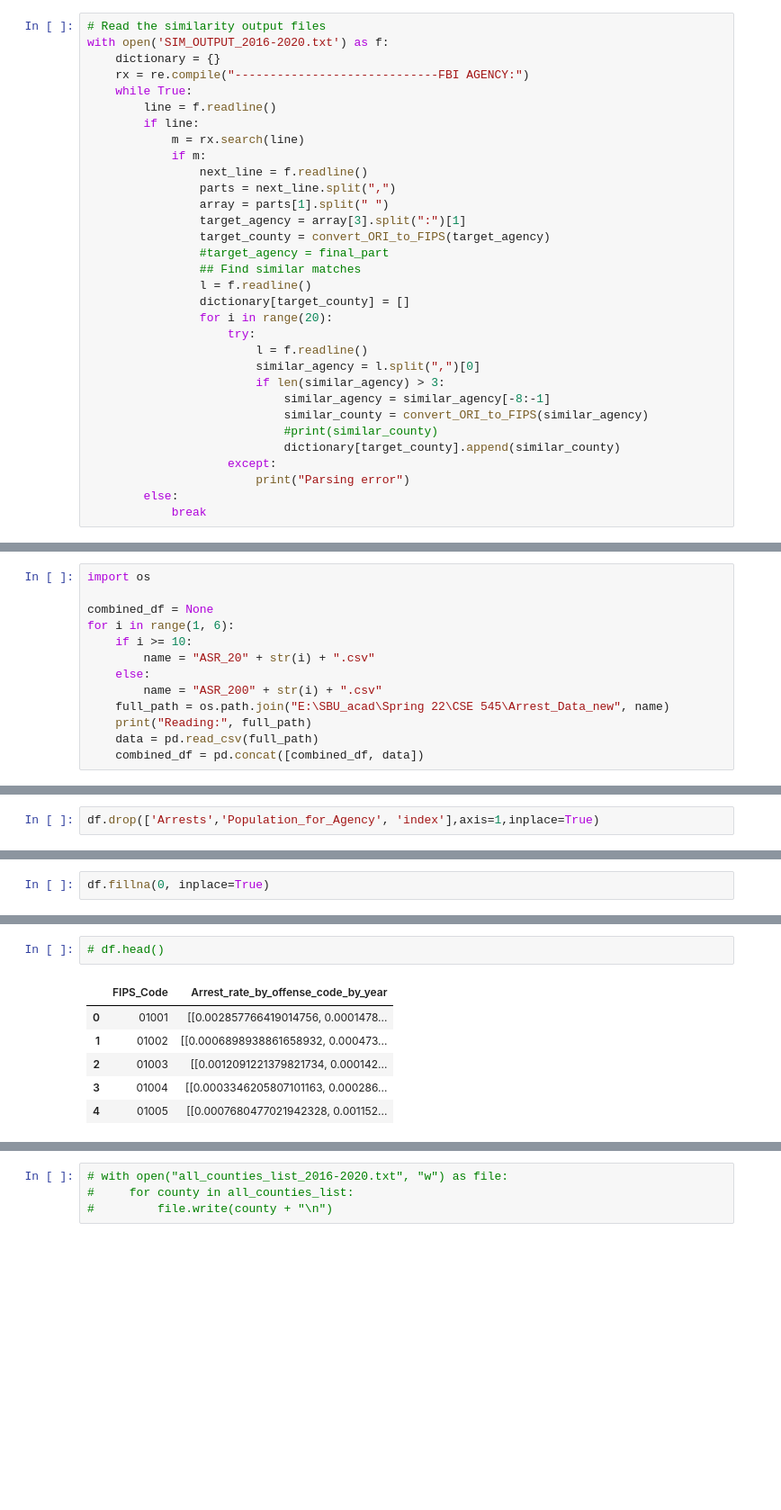
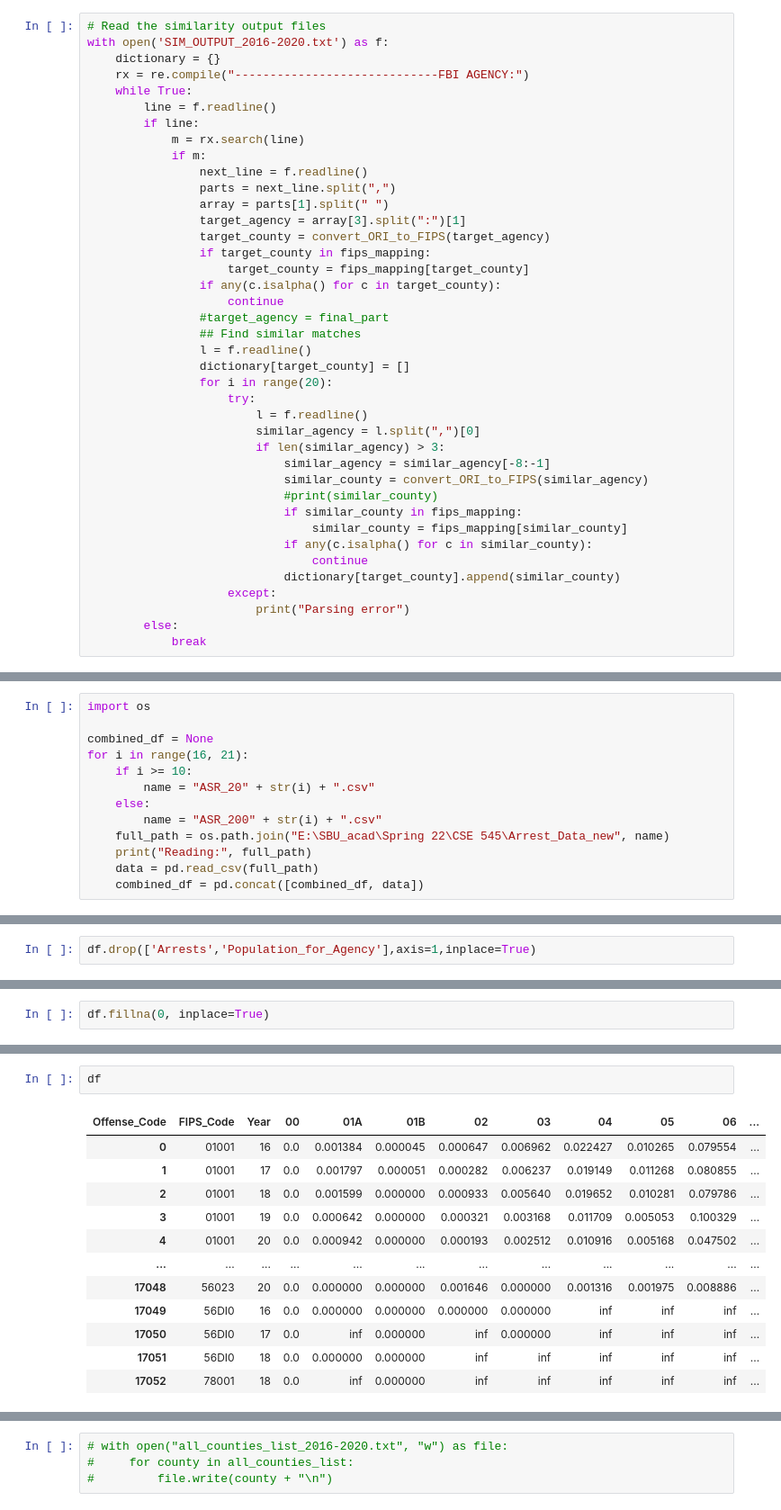
Before and after one commit to manal3112/situational-crime-prevention, a Jupyter notebook: County_data_analysis.ipynb, the cells around one changed output, grey strips where cells are left out. Shown at 90% size. Saved outputs shown, nothing was run; the diff lists cells and outputs as text; blank space fills up the shorter version.

Commit message:
Added code for county data analysis

```diff
--- a/County_data_analysis.ipynb
+++ b/County_data_analysis.ipynb
@@ -82,6 +90,10 @@ with open('SIM_OUTPUT_2016-2020.txt') as f:
                 array = parts[1].split(" ")
                 target_agency = array[3].split(":")[1]
                 target_county = convert_ORI_to_FIPS(target_agency)
+                if target_county in fips_mapping:
+                    target_county = fips_mapping[target_county]
+                if any(c.isalpha() for c in target_county):
+                    continue
                 #target_agency = final_part
                 ## Find similar matches
                 l = f.readline()
@@ -94,6 +106,10 @@ with open('SIM_OUTPUT_2016-2020.txt') as f:
                             similar_agency = similar_agency[-8:-1]
                             similar_county = convert_ORI_to_FIPS(similar_agency)
                             #print(similar_county)
+                            if similar_county in fips_mapping:
+                                similar_county = fips_mapping[similar_county]
+                            if any(c.isalpha() for c in similar_county):
+                                continue
                             dictionary[target_county].append(similar_county)
                     except:
                         print("Parsing error")
@@ -106,7 +141,7 @@ with open('SIM_OUTPUT_2016-2020.txt') as f:
 import os
 
 combined_df = None
-for i in range(1, 6):
+for i in range(16, 21):
     if i >= 10:
         name = "ASR_20" + str(i) + ".csv"
     else:
@@ -221,5 +249,5 @@ df
 # %%
-df.drop(['Arrests','Population_for_Agency', 'index'],axis=1,inplace=True)
+df.drop(['Arrests','Population_for_Agency'],axis=1,inplace=True)
 # %%
 # df = df.groupby(['FIPS_Code','Year', 'Offense_Code'])['Arrest_rate'].apply(list).reset_index(name='Arrest_rate_by_offense_code')
 # df = df.groupby(['FIPS_Code','Year', 'Offense_Code'])
@@ -270,9 +294,15 @@ AttributeError: 'DataFrameGroupBy' object has no attribute 'groupby'
 # %%
-# df.head()
+df
 # %% [output]
-|  | FIPS_Code | Arrest_rate_by_offense_code_by_year |
-| 0 | 01001 | [[0.002857766419014756, 0.0001478... |
-| 1 | 01002 | [[0.0006898938861658932, 0.000473... |
-| 2 | 01003 | [[0.0012091221379821734, 0.000142... |
-| 3 | 01004 | [[0.0003346205807101163, 0.000286... |
-| 4 | 01005 | [[0.0007680477021942328, 0.001152... |
+| Offense_Code | FIPS_Code | Year | 00 | 01A | 01B | 02 | 03 | 04 | 05 | 06 | ... |
+| 0 | 01001 | 16 | 0.0 | 0.001384 | 0.000045 | 0.000647 | 0.006962 | 0.022427 | 0.010265 | 0.079554 | ... |
+| 1 | 01001 | 17 | 0.0 | 0.001797 | 0.000051 | 0.000282 | 0.006237 | 0.019149 | 0.011268 | 0.080855 | ... |
+| 2 | 01001 | 18 | 0.0 | 0.001599 | 0.000000 | 0.000933 | 0.005640 | 0.019652 | 0.010281 | 0.079786 | ... |
+| 3 | 01001 | 19 | 0.0 | 0.000642 | 0.000000 | 0.000321 | 0.003168 | 0.011709 | 0.005053 | 0.100329 | ... |
+| 4 | 01001 | 20 | 0.0 | 0.000942 | 0.000000 | 0.000193 | 0.002512 | 0.010916 | 0.005168 | 0.047502 | ... |
+| ... | ... | ... | ... | ... | ... | ... | ... | ... | ... | ... | ... |
+| 17048 | 56023 | 20 | 0.0 | 0.000000 | 0.000000 | 0.001646 | 0.000000 | 0.001316 | 0.001975 | 0.008886 | ... |
+| 17049 | 56DI0 | 16 | 0.0 | 0.000000 | 0.000000 | 0.000000 | 0.000000 | inf | inf | inf | ... |
+| 17050 | 56DI0 | 17 | 0.0 | inf | 0.000000 | inf | 0.000000 | inf | inf | inf | ... |
+| 17051 | 56DI0 | 18 | 0.0 | 0.000000 | 0.000000 | inf | inf | inf | inf | inf | ... |
+| 17052 | 78001 | 18 | 0.0 | inf | 0.000000 | inf | inf | inf | inf | inf | ... |
```
Also changed, not shown: parts of 19 cells of this notebook.
